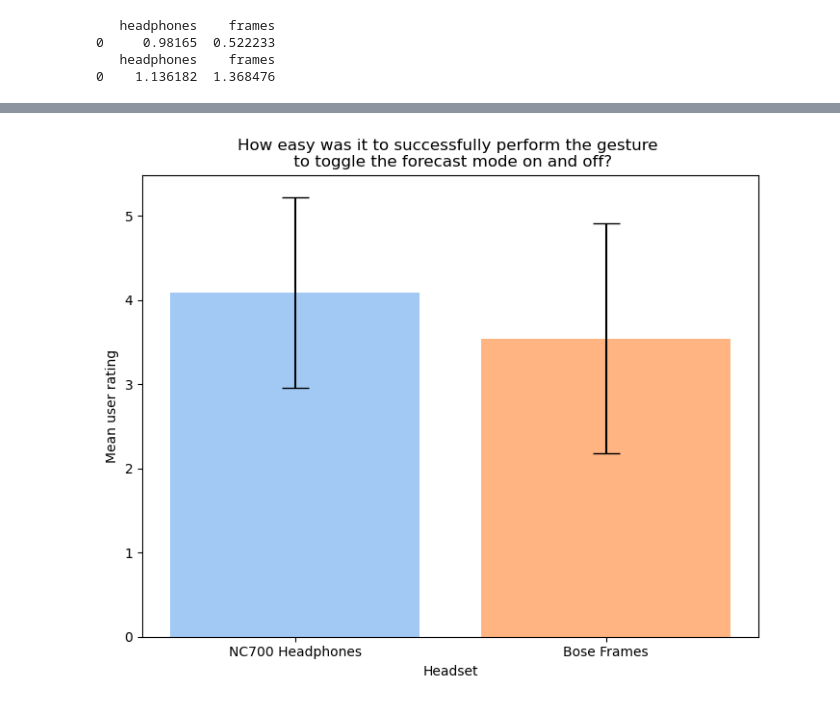
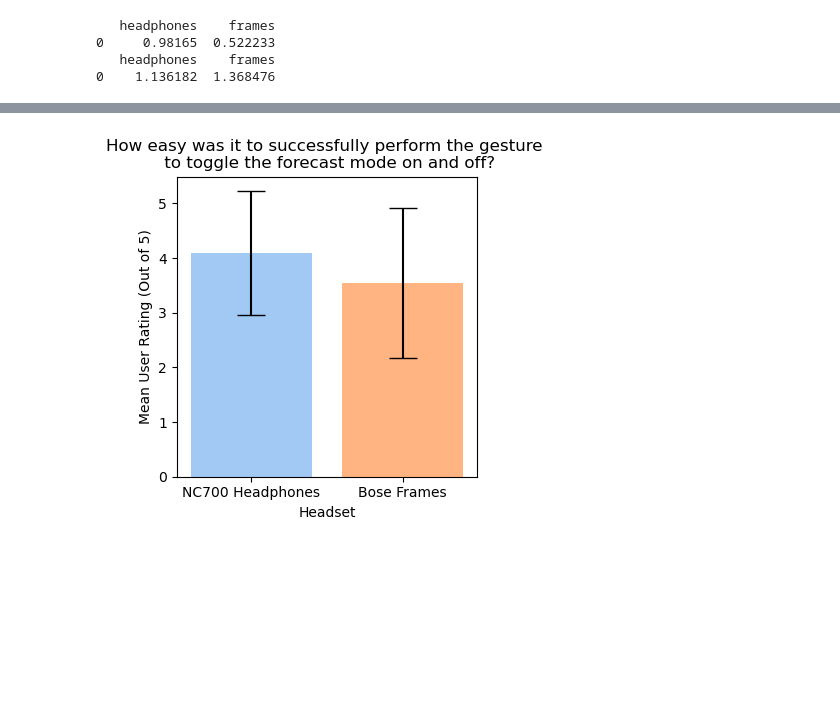
Before and after one commit to mulderandbuffy/Audio-Augmented-Reality, a Jupyter notebook: data/notebooks/gesture_response.ipynb, the cells around one changed output, grey strips where cells are left out. Cells and saved outputs as stored; diff of their text form; code cells hidden in the pictures; blank space fills up the shorter version.

```diff
--- a/data/notebooks/gesture_response.ipynb
+++ b/data/notebooks/gesture_response.ipynb
@@ -122,19 +122,19 @@ plt.show()
 # %%
-fig = plt.figure()
+fig = plt.figure(figsize=(3,3))
 plt.grid()
 
 ax = fig.add_axes([0,0,1,1])
 headsets = ['NC700 Headphones', 'Bose Frames']
-vals = list(forecast_vals.values[0])
+vals2 = list(forecast_vals.values[0])
 
-ax.bar(headsets, vals, yerr=forecast_stdvs.values[0],
+ax.bar(headsets, vals2, yerr=forecast_stdvs.values[0],
  color=sns.color_palette('pastel', n_colors=2),
  capsize=10)
 
 plt.title("How easy was it to successfully perform the gesture \n to toggle the forecast mode on and off?")
 plt.xlabel("Headset")
 plt.ylabel("Mean User Rating (Out of 5)")
 
 plt.show()
 # %% [output]
-[figure, old version]
+[figure, new version]
```
Also changed, not shown: parts of 2 cells of this notebook, 59 other files.
